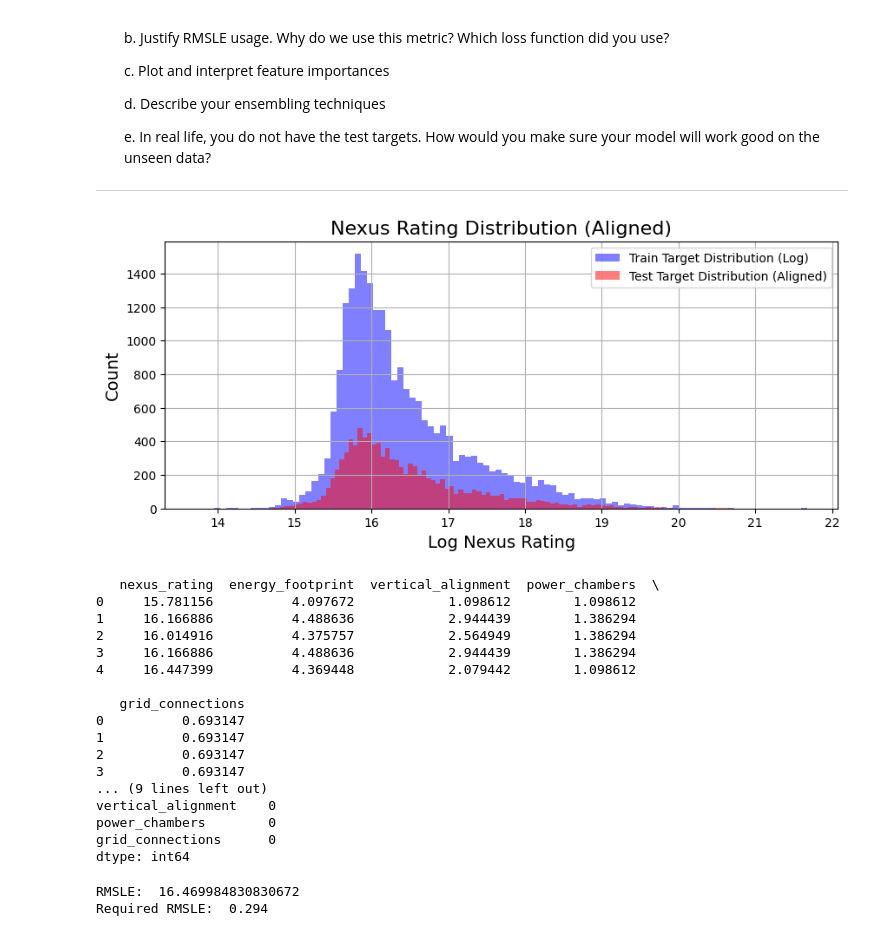
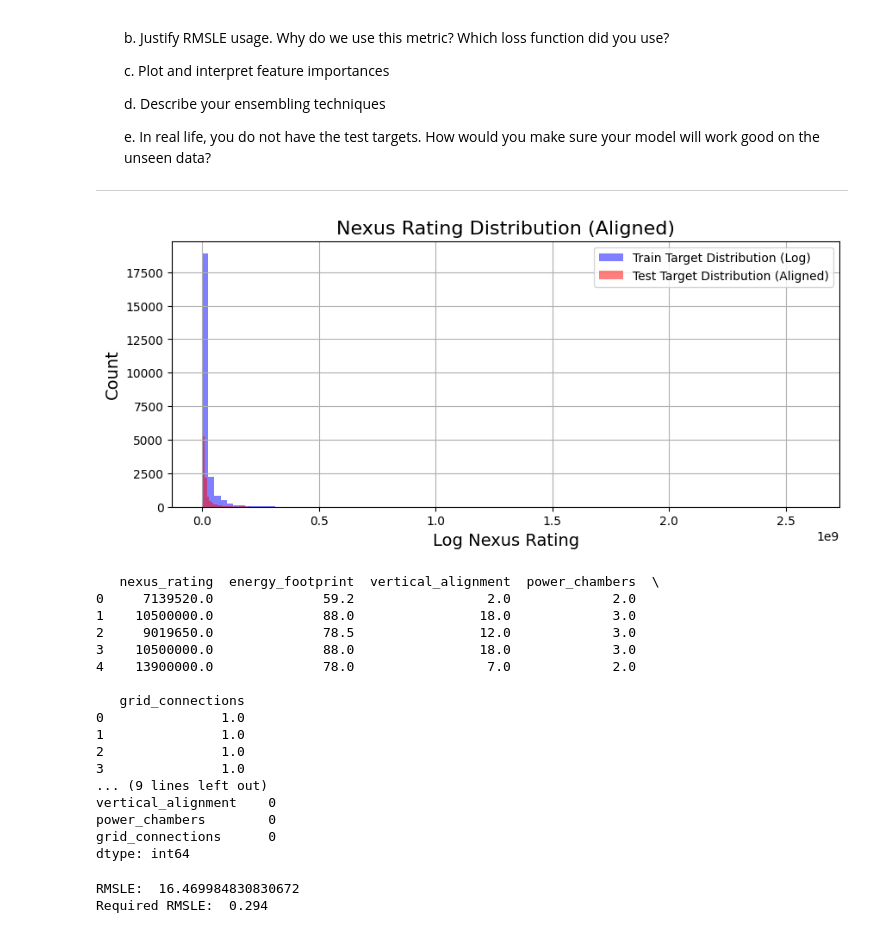
Before and after one commit to JonBergland/TDT4172-Machinlearning-tasks, a Jupyter notebook: Chapter_1.ipynb, the cells around one changed output. Drawn from its saved outputs; the diff is of its cells as text; code cells hidden in the pictures.

```diff
--- a/Chapter_1.ipynb
+++ b/Chapter_1.ipynb
@@ -356,26 +356,26 @@ test = test.dropna(subset=['grid_connections'])
 # %%
 # Apply log transformation
 train_log = np.log1p(train)
 test_log = np.log1p(test)
 # Use np.expm1 to make prediction in the original scale
 
 
 # train_min = train_nexus_rating_log.min()
 # train_max = train_nexus_rating_log.max()
 
 # test_nexus_rating_scaled = (test_nexus_rating_log - test_nexus_rating_log.min()) / (test_nexus_rating_log.max() - test_nexus_rating_log.min())
 # test_nexus_rating_scaled = test_nexus_rating_scaled * (train_max - train_min) + train_min
 
 fig, ax = plt.subplots(1, 1, figsize=(10, 4))
-train_log['nexus_rating'].hist(bins=100, ax=ax, color='blue', alpha=0.5, label='Train Target Distribution (Log)')
-test_log['nexus_rating'].hist(bins=100, ax=ax, color='red', alpha=0.5, label='Test Target Distribution (Aligned)')
+train['nexus_rating'].hist(bins=100, ax=ax, color='blue', alpha=0.5, label='Train Target Distribution (Log)')
+test['nexus_rating'].hist(bins=100, ax=ax, color='red', alpha=0.5, label='Test Target Distribution (Aligned)')
 ax.set_title('Nexus Rating Distribution (Aligned)', fontsize=16)
 ax.set_xlabel('Log Nexus Rating', fontsize=14)
 ax.set_ylabel('Count', fontsize=14)
 ax.legend()
 plt.show()
 # %% [output]
-[figure, old version]
+[figure, new version]
 # %%
 # fig, ax = plt.subplots(1, 1, figsize=(10, 4))
 # train['nexus_rating'].hist(bins=100, ax=ax, color='blue', alpha=0.5, label='Train Target Distribution')
@@ -390,28 +390,28 @@ plt.show()
 # Kategorier som jeg tror er med:
 # "nexus_rating", "energy_footprint", "vertical_alignment", "power_chambers", "grid_connections"
 
-x_train = train_log.iloc[:, :-1]
-x_test = test_log.iloc[:, :-1]
+x_train = train.iloc[:, :-1]
+x_test = test.iloc[:, :-1]
 
-y_train = train_log['nexus_rating']
-y_test = test_log['nexus_rating']
+y_train = train['nexus_rating']
+y_test = test['nexus_rating']
 
-print(train_log.head())
-print(train_log.isnull().sum())
-print(test_log.isnull().sum())
+print(train.head())
+print(train.isnull().sum())
+print(test.isnull().sum())
 # %% [output]
    nexus_rating  energy_footprint  vertical_alignment  power_chambers  \
-0     15.781156          4.097672            1.098612        1.098612
-1     16.166886          4.488636            2.944439        1.386294
-2     16.014916          4.375757            2.564949        1.386294
-3     16.166886          4.488636            2.944439        1.386294
-4     16.447399          4.369448            2.079442        1.098612
+0     7139520.0              59.2                 2.0             2.0
+1    10500000.0              88.0                18.0             3.0
+2     9019650.0              78.5                12.0             3.0
+3    10500000.0              88.0                18.0             3.0
+4    13900000.0              78.0                 7.0             2.0
 
    grid_connections
-0          0.693147
-1          0.693147
-2          0.693147
-3          0.693147
+0               1.0
+1               1.0
+2               1.0
+3               1.0
 ... (9 lines left out)
 vertical_alignment    0
 power_chambers        0
```
